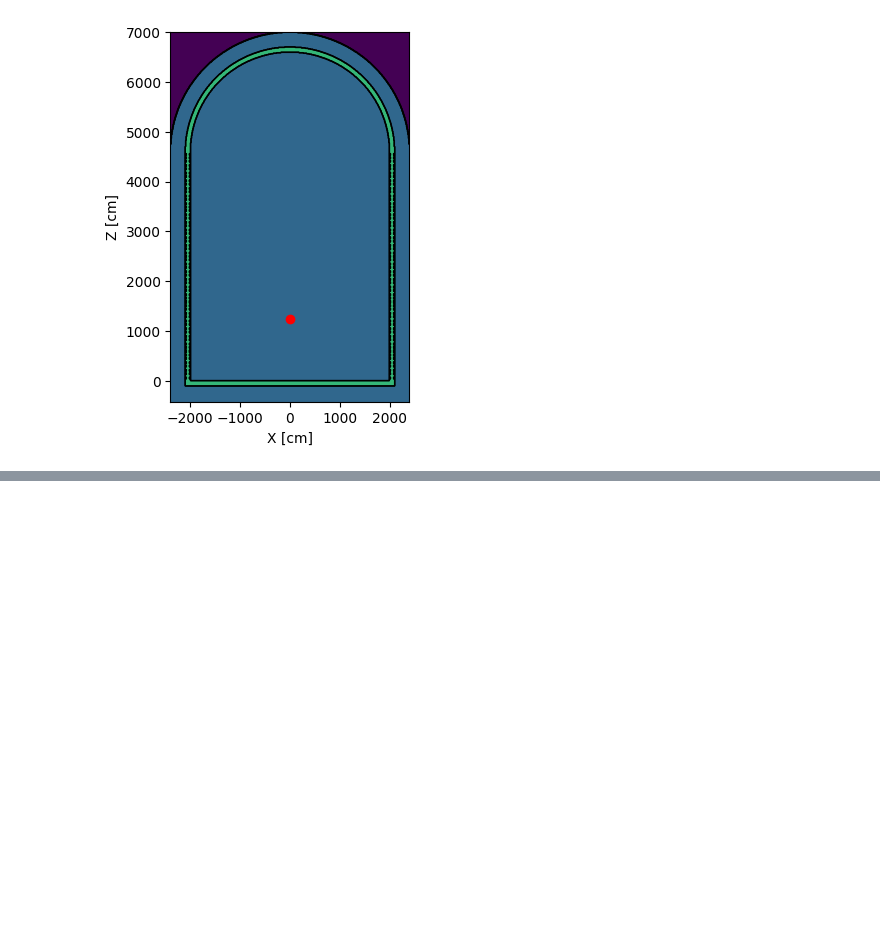
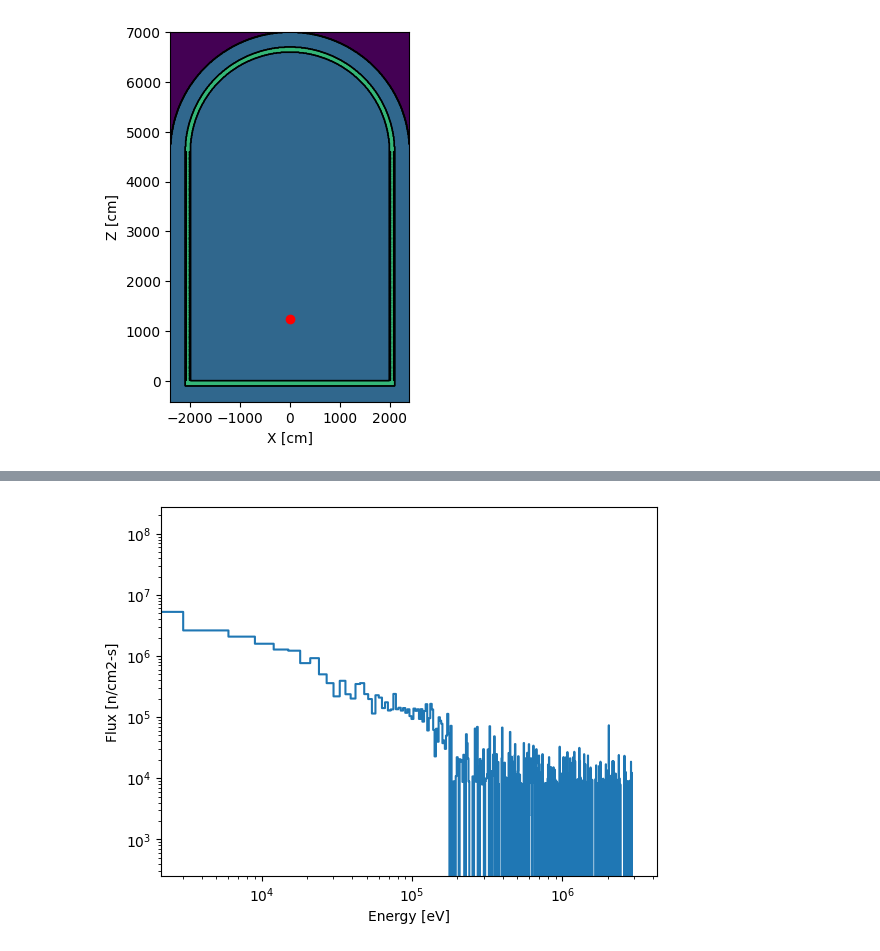
Before and after one commit to s-sanchit/NCS_shielding_analysis, a Jupyter notebook: Main_code_NCS.ipynb, the cells around one changed output, grey strips where cells are left out. Saved outputs shown, nothing was run; the diff lists cells and outputs as text; code cells hidden in the pictures; blank space fills up the shorter version.

```diff
--- a/Main_code_NCS.ipynb
+++ b/Main_code_NCS.ipynb
@@ -365,0 +266,21 @@ run_and_plot(model, "yes_survival_biasing.svg")
+# %%
+space = openmc.stats.Point((source_x, source_y, source_z))
+angle = openmc.stats.Isotropic()
+particle = openmc.stats.Particle = "neutron"
+energy = openmc.stats.Watt(a=1000000.0, b=2.3e-06)
+#energy = openmc.stats.muir(e0=2e+6,m_rat=5.0, kt=20000.0)
+
+
+source = openmc.Source(space=space, angle=angle, energy=energy, particle=particle)
+settings_file = openmc.Settings()
+settings_file.batches = 5
+settings_file.inactive = 0
+settings_file.particles = 50000
+settings_file.run_mode = "fixed source"
+settings_file.source = source
+
+settings_file.export_to_xml()
+# %%
+model = openmc.model.Model(geometry, materials, settings_file, my_tallies)
+!rm *.h5
+sp_filename = model.run()
@@ -365,0 +390,22 @@ run_and_plot(model, "yes_survival_biasing.svg")
+# %%
+cell_tally = sp.get_tally(name='surface_spectra_tally')
+
+openmc_flux = cell_tally.mean.flatten()
+
+volume_of_cell = 1.95e10 # in units of cm3
+reactor_power = 69e6  # in units of watts
+energy_of_each_fusion_reaction = 192.9e6 * 2.8e-18  # eV converted to Joules
+neutrons_per_second = reactor_power / energy_of_each_fusion_reaction
+
+flux = (openmc_flux / volume_of_cell) * neutrons_per_second # divide by cell volume and then multiply by source strength
+
+plt.figure()
+ # trim the last energy filter bin edge to make the number of x and y values the same
+plt.step(energy_filter.values[:-1], flux)
+plt.xscale('log')
+plt.yscale('log')
+plt.ylabel('Flux [n/cm2-s]')
+plt.xlabel('Energy [eV]')
+plt.show()
+# %% [output]
+[figure, added]
```
Also changed, not shown: parts of 12 cells of this notebook.
